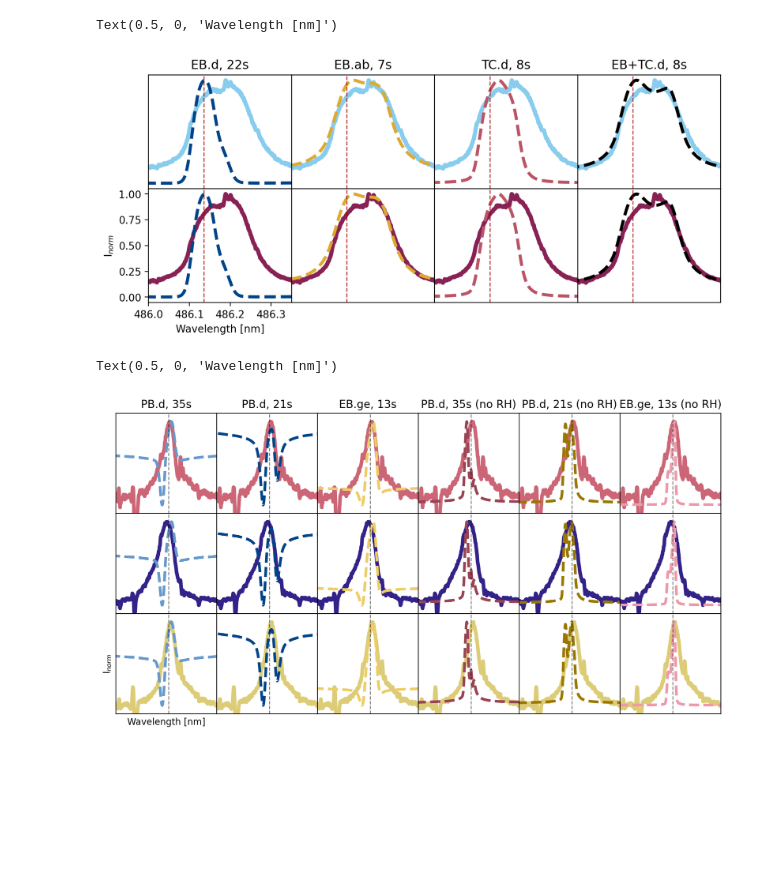
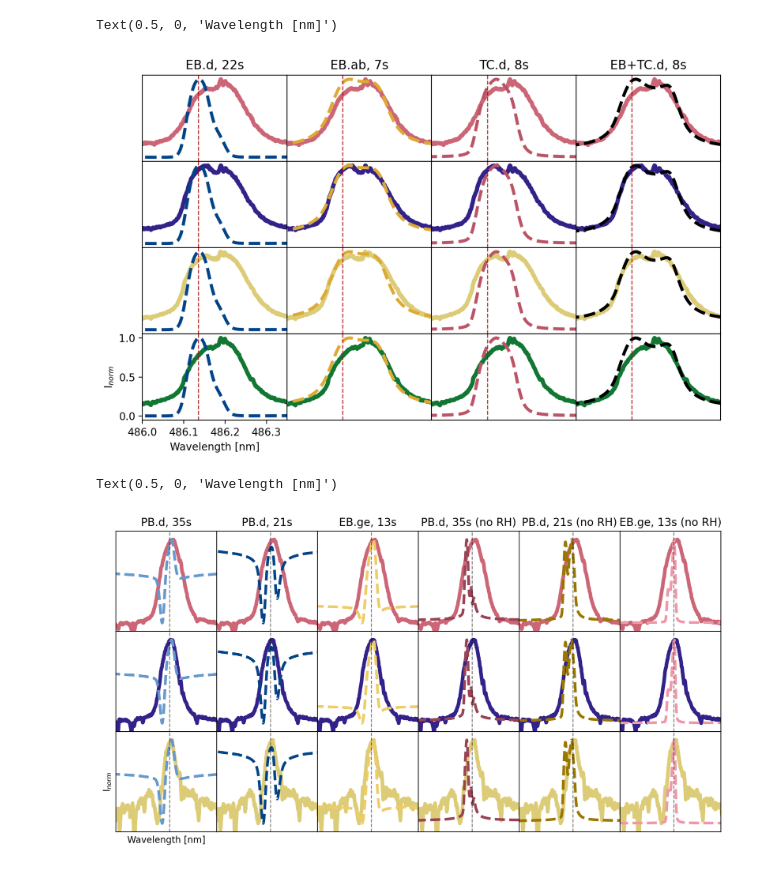
Before and after one commit to coletamburri2112/Flare_Patrol_Analysis, a Jupyter notebook: NOTEBOOKS/11Aug2024_DKIST_RADYN+RH_comp_hbeta.ipynb, the cells around one changed output. Saved outputs shown, nothing was run; the diff lists cells and outputs as text; code cells hidden in the pictures; blank space fills up the shorter version.

Commit message:
paper mods final figures

```diff
--- a/NOTEBOOKS/11Aug2024_DKIST_RADYN+RH_comp_hbeta.ipynb
+++ b/NOTEBOOKS/11Aug2024_DKIST_RADYN+RH_comp_hbeta.ipynb
@@ -222,0 +177,6 @@ dkist_time = dkist_file['time']
+# %%
+indices_file =  np.load('/Users/coletamburri/Desktop/Hbeta_inds_'+feature+'.npz')
+x_hbeta_inds = indices_file['x_other_inds']
+y_hbeta_inds = indices_file['y_other_inds']
+x_coords_arcsec = indices_file['x_coords_arcsec']
+y_coords_arcsec = indices_file['y_coords_arcsec']
@@ -500,43 +412,43 @@ if feature=='blueshift':
 #for redshifts
 
 npoints = 9
-choice_is = [2,3]
+choice_is = [3,5,6,7]
 
 #colors = plt.cm.jet(np.linspace(0,1,len(choice_is)))
-colors=tol_colors.tol_cset('muted')[4:6]
+colors=tol_colors.tol_cset('muted')[0:9]
 
 modcolors=tol_colors.tol_cset('high-contrast')
 
 modstyles = ['--','--','--','--']
-fig,ax=plt.subplots(2,4,dpi=200,figsize=(10,4))
+fig,ax=plt.subplots(4,4,dpi=200,figsize=(10,6))
 for i in range(len(choice_is)):
     for j in range(len(modelscomp)):
         ax[i,j].plot(dkist_wl,normalize_range(dkist_int[lowvisp+int(cc[choice_is[i]][0]),:,int(cc[choice_is[i]][1])]),alpha=1,linewidth=4,c=colors[i])
         ax[i,j].plot(dkist_wl,normalize_range(modelscomp[j]),linewidth=3,color=modcolors[j],linestyle=modstyles[j])
         ax[i,j].set_xlim([486.0,486.35])
 
-        if j!=0 or i!=1:
+        if j!=0 or i!=3:
             ax[i,j].set_xticks([])
             ax[i,j].set_yticks([])
 
 
 
         ax[i,j].axvline(486.135,c='black',linestyle='dashed',linewidth=1,alpha=0.5)
 
         ax[i,j].axvline(486.135,c='red',linestyle='dashed',linewidth=1,alpha=0.5)
 
 ax[0,0].set_title('EB.d, 22s')
 ax[0,1].set_title('EB.ab, 7s')
 ax[0,2].set_title('TC.d, 8s')
 ax[0,3].set_title('EB+TC.d, 8s')
 
 fig.subplots_adjust(hspace=0, wspace=0)
 
-ax[1,0].set_ylabel(r'I$_{norm}$')
-ax[1,0].set_xlabel('Wavelength [nm]')
+ax[3,0].set_ylabel(r'I$_{norm}$')
+ax[3,0].set_xlabel('Wavelength [nm]')
 # %% [output]
 Text(0.5, 0, 'Wavelength [nm]')
-[figure, old version]
+[figure, new version]
 # %%
 #for blueshifts
 
@@ -562,7 +474,7 @@ for i in range(len(choice_is)):
 
 
 
-        ax[i,j].axvline(486.135,c='black',linestyle='dashed',linewidth=1,alpha=0.5)
+        ax[i,j].axvline(486.14,c='black',linestyle='dashed',linewidth=1,alpha=0.5)
 
 ax[0,0].set_title('PB.d, 35s')
 ax[0,1].set_title('PB.d, 21s')
@@ -577,7 +489,7 @@ ax[2,0].set_ylabel(r'I$_{norm}$')
 ax[2,0].set_xlabel('Wavelength [nm]')
 # %% [output]
 Text(0.5, 0, 'Wavelength [nm]')
-[figure, old version]
+[figure, new version]
 # %%
 #for deepheating
 
```
Also changed, not shown: parts of 15 cells of this notebook, 6 other files.
